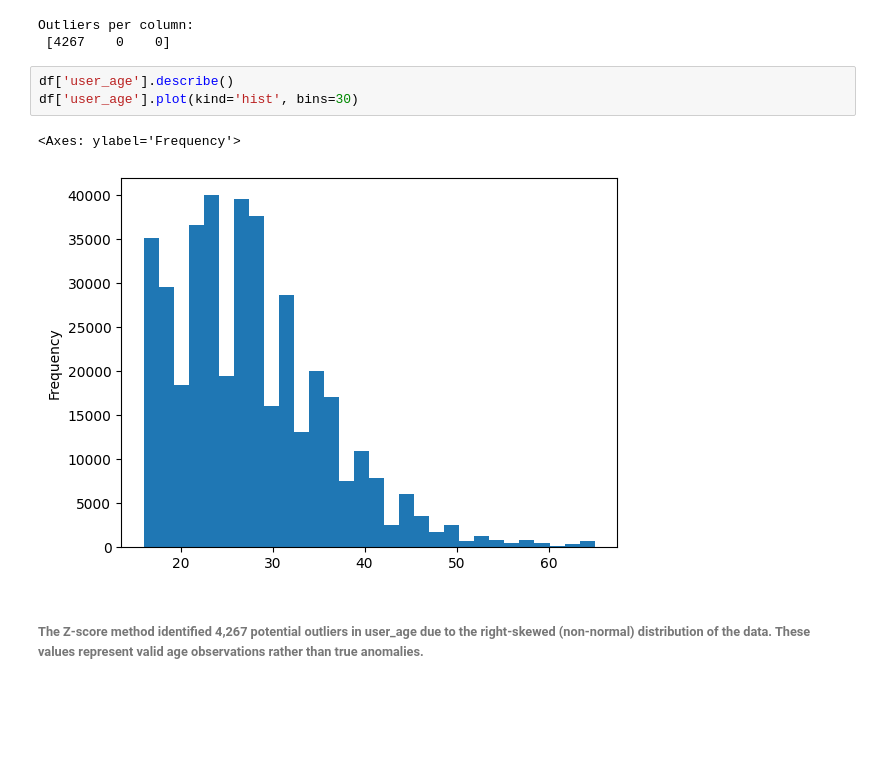
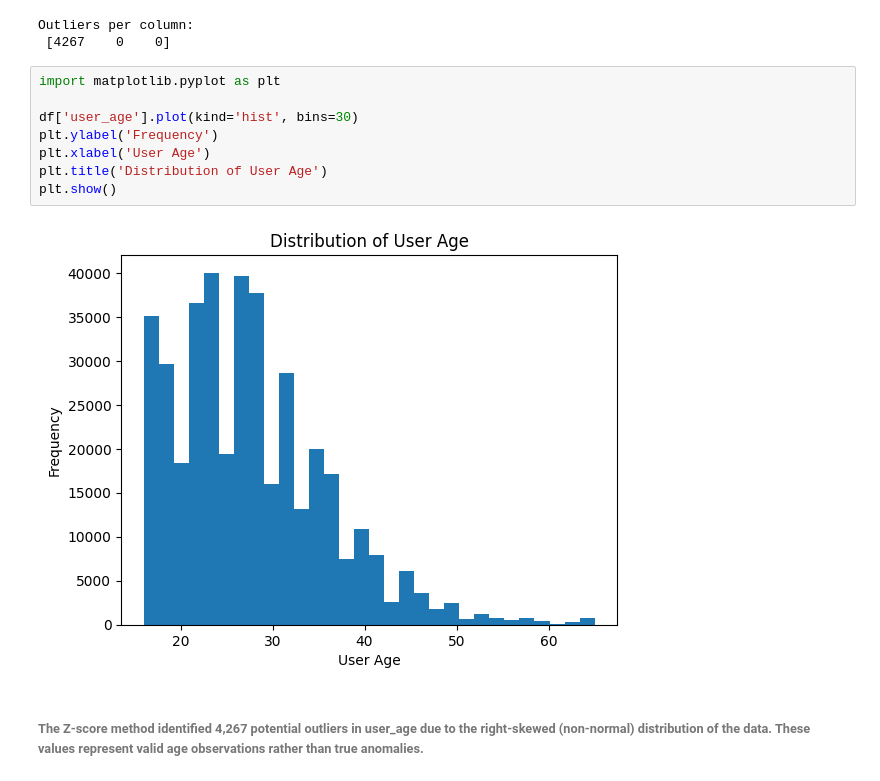
Before and after one commit to Ron-levi1/Social-Media-Advertisement-Performance, a Jupyter notebook: part_3_Data_Cleansing.ipynb, the cells around one changed output. Drawn from its saved outputs; the diff is of its cells as text; blank space fills up the shorter version.

```diff
--- a/part_3_Data_Cleansing.ipynb
+++ b/part_3_Data_Cleansing.ipynb
@@ -71,11 +71,15 @@ print("Outliers per column:\n", outliers)
 # %% [output]
 Outliers per column:
  [4267    0    0]
-# %%
-df['user_age'].describe()
-df['user_age'].plot(kind='hist', bins=30)
-# %% [output]
-<Axes: ylabel='Frequency'>
-[figure, removed]
+# %%
+import matplotlib.pyplot as plt
+
+df['user_age'].plot(kind='hist', bins=30)
+plt.ylabel('Frequency')
+plt.xlabel('User Age')
+plt.title('Distribution of User Age')
+plt.show()
+# %% [output]
+[figure, added]
 # %% [markdown]
 ###### The Z-score method identified 4,267 potential outliers in user_age due to the right-skewed (non-normal) distribution of the data. These values represent valid age observations rather than true anomalies.
```
